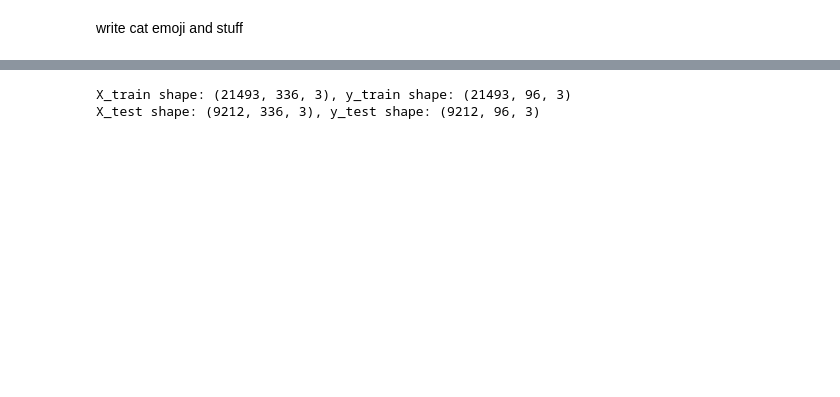
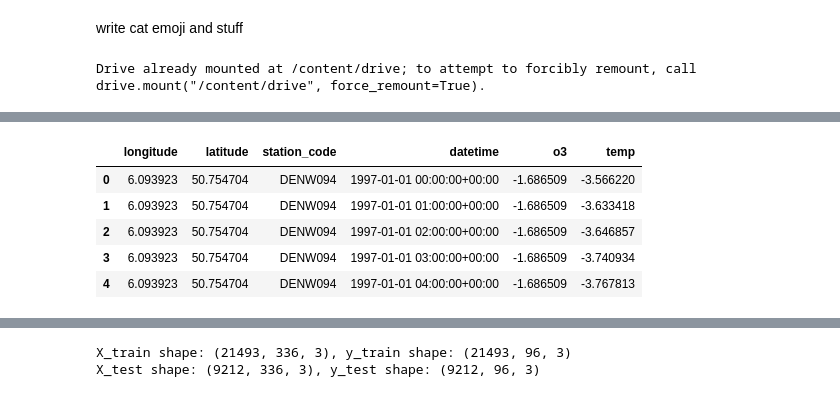
Before and after one commit to engelsm/mless_fork, a Jupyter notebook: homework2/Task_2_MLP.ipynb, the cells around one changed output, grey strips where cells are left out. Drawn from its saved outputs; the diff is of its cells as text; code cells hidden in the pictures; blank space fills up the shorter version.

```diff
--- a/homework2/Task_2_MLP.ipynb
+++ b/homework2/Task_2_MLP.ipynb
@@ -2,6 +2,11 @@
 <a href="https://colab.research.google.com/github/engelsm/mless_fork/blob/main/homework2/Task_2_MLP.ipynb" target="_parent"><img src="https://colab.research.google.com/assets/colab-badge.svg" alt="Open In Colab"/></a>
 # %% [markdown]
 write cat emoji and stuff
+# %%
+from google.colab import drive
+drive.mount('/content/drive')
+# %% [output]
+Drive already mounted at /content/drive; to attempt to forcibly remount, call drive.mount("/content/drive", force_remount=True).
 # %%
 import pandas as pd
 import numpy as np
@@ -18,6 +23,16 @@ dataframe.head()
 | 2 | 6.093923 | 50.754704 | DENW094 | 1997-01-01 02:00:00+00:00 | -1.686509 | -2.140763 | -0.758096 | -3.646857 | -337.675195 |
 | 3 | 6.093923 | 50.754704 | DENW094 | 1997-01-01 03:00:00+00:00 | -1.686509 | -2.140763 | -0.758096 | -3.740934 | -337.675195 |
 | 4 | 6.093923 | 50.754704 | DENW094 | 1997-01-01 04:00:00+00:00 | -1.686509 | -2.140763 | -0.758096 | -3.767813 | -337.675195 |
+# %%
+dataframe = dataframe.drop(columns=["no2","no","press"])
+dataframe.head()
+# %% [output]
+|  | longitude | latitude | station_code | datetime | o3 | temp |
+| 0 | 6.093923 | 50.754704 | DENW094 | 1997-01-01 00:00:00+00:00 | -1.686509 | -3.566220 |
+| 1 | 6.093923 | 50.754704 | DENW094 | 1997-01-01 01:00:00+00:00 | -1.686509 | -3.633418 |
+| 2 | 6.093923 | 50.754704 | DENW094 | 1997-01-01 02:00:00+00:00 | -1.686509 | -3.646857 |
+| 3 | 6.093923 | 50.754704 | DENW094 | 1997-01-01 03:00:00+00:00 | -1.686509 | -3.740934 |
+| 4 | 6.093923 | 50.754704 | DENW094 | 1997-01-01 04:00:00+00:00 | -1.686509 | -3.767813 |
 # %%
 def clean_duplicate_timestamps(data, variable_columns):
     """
```
Also changed, not shown: parts of 25 cells of this notebook.
